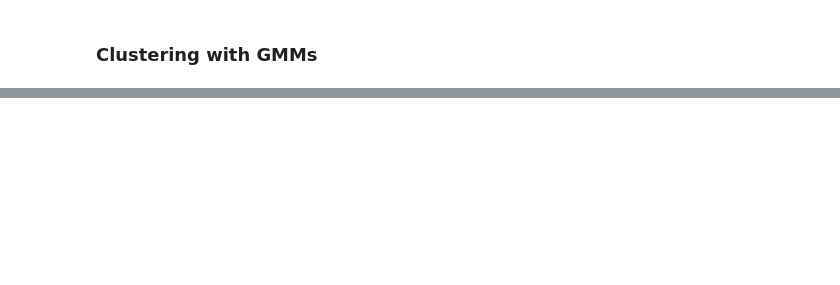
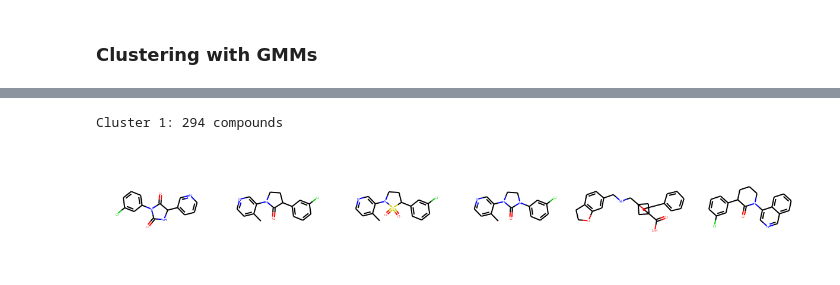
Before and after one commit to SABS-DataScienceForDrugDiscovery-9/COVID_moonshot_analysis, a Jupyter notebook: workflow_presentation.ipynb, the cells around one changed output, grey strips where cells are left out. Cells and saved outputs as stored; diff of their text form; code cells hidden in the pictures; blank space fills up the shorter version.

```diff
--- a/workflow_presentation.ipynb
+++ b/workflow_presentation.ipynb
@@ -502,0 +531,6 @@ Text(0.5, 1.0, 'Distribution of compounds across clusters')
+# %%
+print('Cluster '+ str(1)+': '+str(cluster_sizes[1])+' compounds')
+Chem.Draw.MolsToGridImage(cl[1][0:6],molsPerRow=6)
+# %% [output]
+Cluster 1: 294 compounds
+[figure, added]
```
Also changed, not shown: parts of 8 cells of this notebook.
